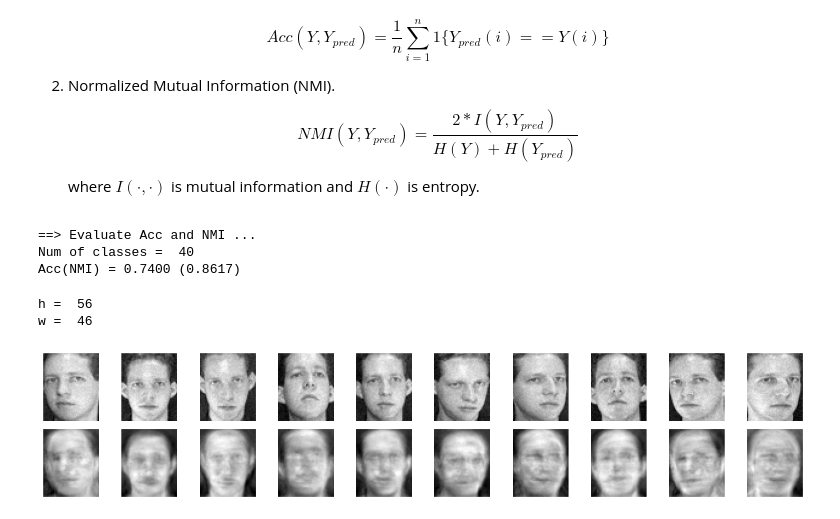
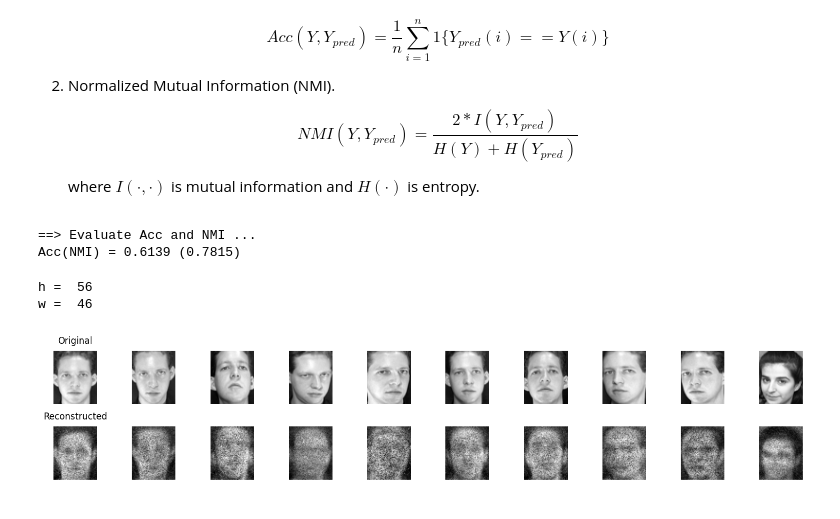
Before and after one commit to jbsaunders/comp5328-assignment-1, a Jupyter notebook: assignment1_patrick.ipynb, the cells around one changed output. Cells and saved outputs as stored; diff of their text form; code cells hidden in the pictures.

```diff
--- a/assignment1_patrick.ipynb
+++ b/assignment1_patrick.ipynb
@@ -401,7 +412,7 @@ def l21_norm_mur(V, W, H, max_iterations, eps=1e-12, delta=1e-12): # does the H
 # %%
 # Initialisation
 if config["rank"] == "auto":
-  rank = len(set(Y_hat))
+  rank = len(set(Y_trimmed))
 elif isinstance(config["rank"], int):
   rank = config["rank"]
 else:
@@ -410,11 +421,11 @@ else:
 print("rank = ", rank)
 
 # randomly initialise the values of W and H
-W_0 = rng.random((V.shape[0], rank))
-H_0 = rng.random((rank, V.shape[1]))
+W_0 = rng.random((V_trimmed.shape[0], rank))
+H_0 = rng.random((rank, V_trimmed.shape[1]))
 
-print(f"starting W dimensions: {V.shape[0]} x {rank}")
-print(f"starting H dimensions: {rank} x {V.shape[1]}")
+print(f"starting W dimensions: {V_trimmed.shape[0]} x {rank}")
+print(f"starting H dimensions: {rank} x {V_trimmed.shape[1]}")
 
 # optional
 # print("starting W = \n", W_0)
@@ -429,15 +440,15 @@ import time
 start = time.time()
 
 if config["nmf_type"] == "Frobenius":
-  W, H, errors = fse_mur(V, W_0, H_0, max_iterations=config["max_iterations"])
+  W, H, errors = fse_mur(V_trimmed, W_0, H_0, max_iterations=config["max_iterations"])
   end = time.time()
-  RRE = rre_fse(V_hat, W, H)
+  RRE = rre_fse(V_hat_trimmed, W, H)
   print(f"FSE RRE = {RRE:.6f}")
 
 elif config["nmf_type"] == "L21":
-  W, H, errors = l21_norm_mur(V, W_0, H_0, max_iterations=config["max_iterations"])
+  W, H, errors = l21_norm_mur(V_trimmed, W_0, H_0, max_iterations=config["max_iterations"])
   end = time.time()
-  RRE = rre_l21_norm(V_hat, W, H)
+  RRE = rre_l21_norm(V_hat_trimmed, W, H)
   print(f"L2,1 Norm RRE = {RRE:.6f}")
 else:
   raise ValueError(f"Unkown NMF type selected in config: {config['nmf_type']}")
@@ -537,8 +548,9 @@ from sklearn.cluster import KMeans
 from sklearn.metrics import accuracy_score
 from sklearn.metrics import normalized_mutual_info_score
 
-def assign_cluster_label(X, Y):
-    print("Num of classes = ", len(set(Y)))
+def assign_cluster_label(X, Y, verbosity=1):
+    if verbosity >= 2:
+      print("Num of classes = ", len(set(Y)))
     kmeans = KMeans(n_clusters=len(set(Y))).fit(X)
     Y_pred = np.zeros(Y.shape)
     for i in set(kmeans.labels_):
@@ -549,67 +561,56 @@ def assign_cluster_label(X, Y):
 print('==> Evaluate Acc and NMI ...')
 
 # Assign cluster labels.
-Y_pred = assign_cluster_label(H.T, Y_hat)
+# Y_pred = assign_cluster_label(H.T, Y_hat)
+Y_pred = assign_cluster_label(H.T, Y_trimmed)
 
-acc = accuracy_score(Y_hat, Y_pred)
-nmi = normalized_mutual_info_score(Y_hat, Y_pred)
+acc = accuracy_score(Y_trimmed, Y_pred)
+nmi = normalized_mutual_info_score(Y_trimmed, Y_pred)
 print('Acc(NMI) = {:.4f} ({:.4f})'.format(acc, nmi))
 # %% [output]
 ==> Evaluate Acc and NMI ...
-Num of classes =  40
-Acc(NMI) = 0.7400 (0.8617)
+Acc(NMI) = 0.6139 (0.7815)
 # %%
 import numpy as np
 import matplotlib.pyplot as plt
 
-def plot_reconstructions(V, W, H, h=None, w=None, n_images=10):
-    """
-    Plot a few original images and their reconstructions side by side.
-
-    V : (m, n) data matrix (each column is a flattened image)
-    W, H : NMF factors (V ≈ W @ H)
-    h, w : image height and width (optional; inferred if not provided)
-    n_images : number of images to display
-    """
-    m, n = V.shape
-    V_hat = W @ H
-
-
-
-
-
+def plot_reconstructions(V_hat, W, H, h=None, w=None, n_images=10):
+    m, n = V_hat.shape
+    V = W @ H
 
     n_images = min(n_images, n)
     fig, axes = plt.subplots(2, n_images, figsize=(1.5*n_images, 3))
 
     for i in range(n_images):
         # Original
-        axes[0, i].imshow(V[:, i].reshape(h, w), cmap="gray")
+        axes[0, i].imshow(V_hat[:, i].reshape(h, w), cmap="gray")
         axes[0, i].axis("off")
         if i == 0:
             axes[0, i].set_ylabel("Original", fontsize=12)
+            axes[0, i].set_title("Original", fontsize=12, pad=10)
 
         # Reconstruction
-        axes[1, i].imshow(V_hat[:, i].reshape(h, w), cmap="gray")
+        axes[1, i].imshow(V[:, i].reshape(h, w), cmap="gray")
         axes[1, i].axis("off")
         if i == 0:
             axes[1, i].set_ylabel("Reconstructed", fontsize=12)
+            axes[1, i].set_title("Reconstructed", fontsize=12, pad=10)
 
     plt.tight_layout()
     plt.show()
 
 
 # hardcoding these for now
 # h = 56
 # w = 46
 
 print("h = ", h)
 print("w = ", w)
-plot_reconstructions(V, W, H, h, w, n_images=10)
+plot_reconstructions(V_hat_trimmed, W, H, h, w, n_images=10)
 # %% [output]
 h =  56
 w =  46
-[figure, old version]
+[figure, new version]
 # %%
 import numpy as np
 import matplotlib.pyplot as plt
```
Also changed, not shown: parts of 14 cells of this notebook, 1 other file.
